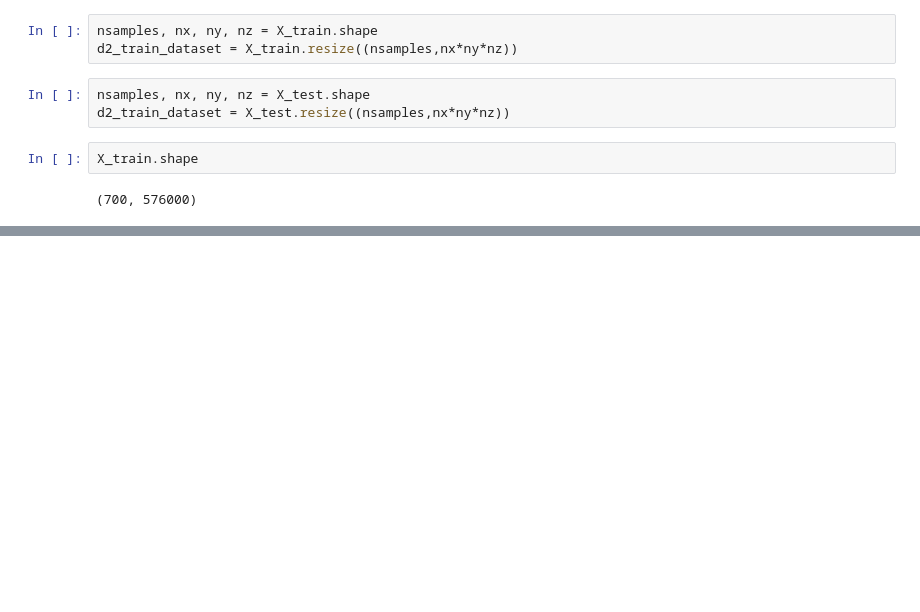
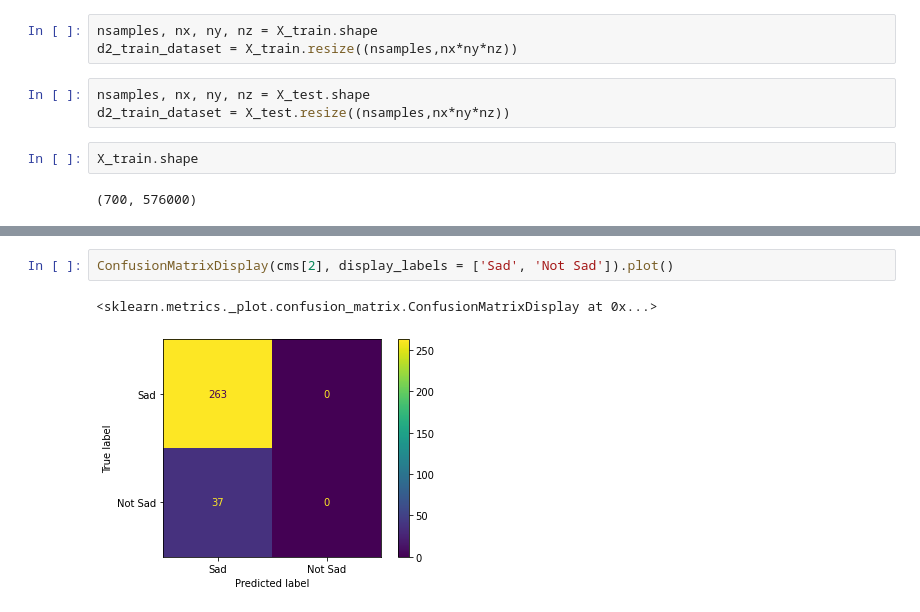
Before and after one commit to trey3p/emotion-music, a Jupyter notebook: svm_version1.ipynb, the cells around one changed output, grey strips where cells are left out. Cells and saved outputs as stored; diff of their text form; blank space fills up the shorter version.

```diff
--- a/svm_version1.ipynb
+++ b/svm_version1.ipynb
@@ -151,0 +173,5 @@ Test accuracy forOtheris 0.9933333333333333
+# %%
+ConfusionMatrixDisplay(cms[2], display_labels = ['Sad', 'Not Sad']).plot()
+# %% [output]
+<sklearn.metrics._plot.confusion_matrix.ConfusionMatrixDisplay at 0x...>
+[figure, added]
```
Also changed, not shown: parts of 6 cells of this notebook.
